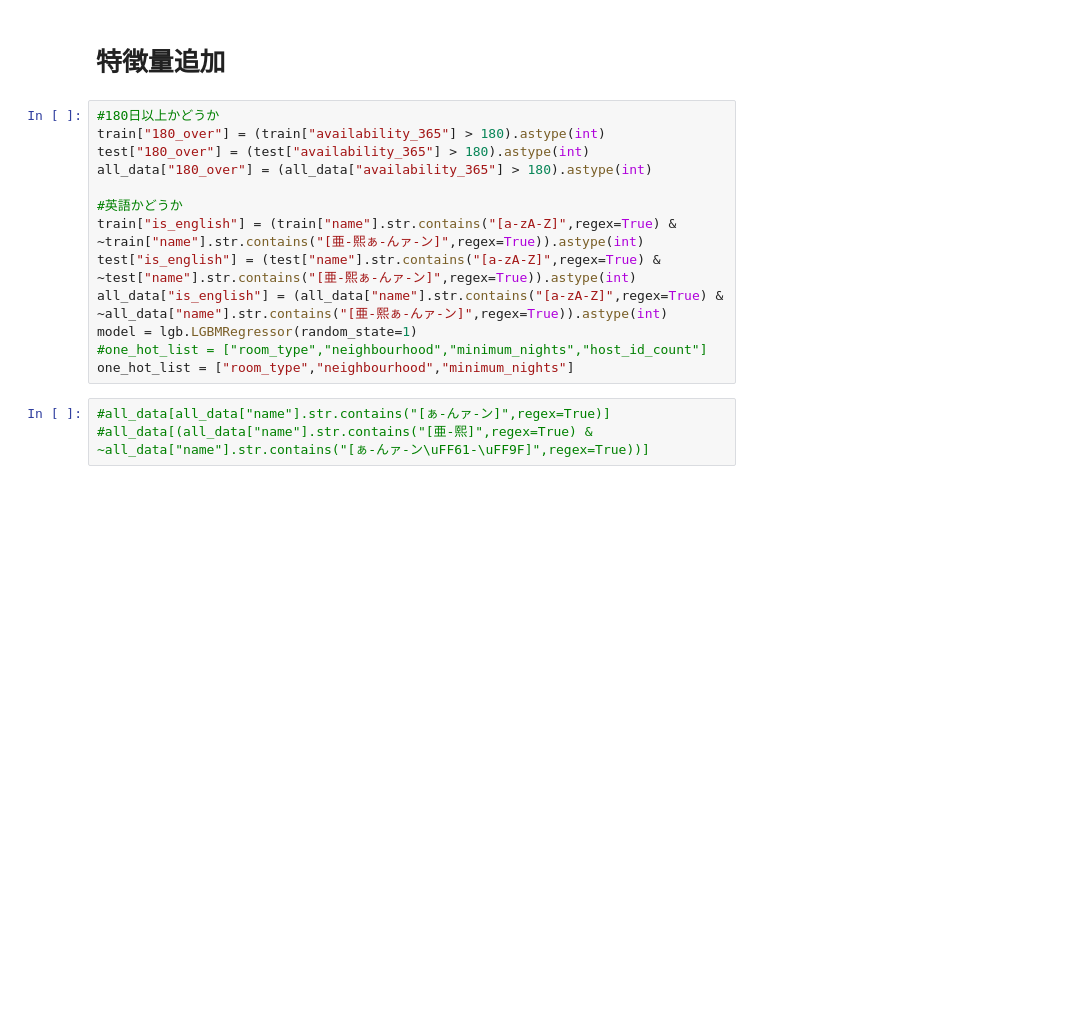
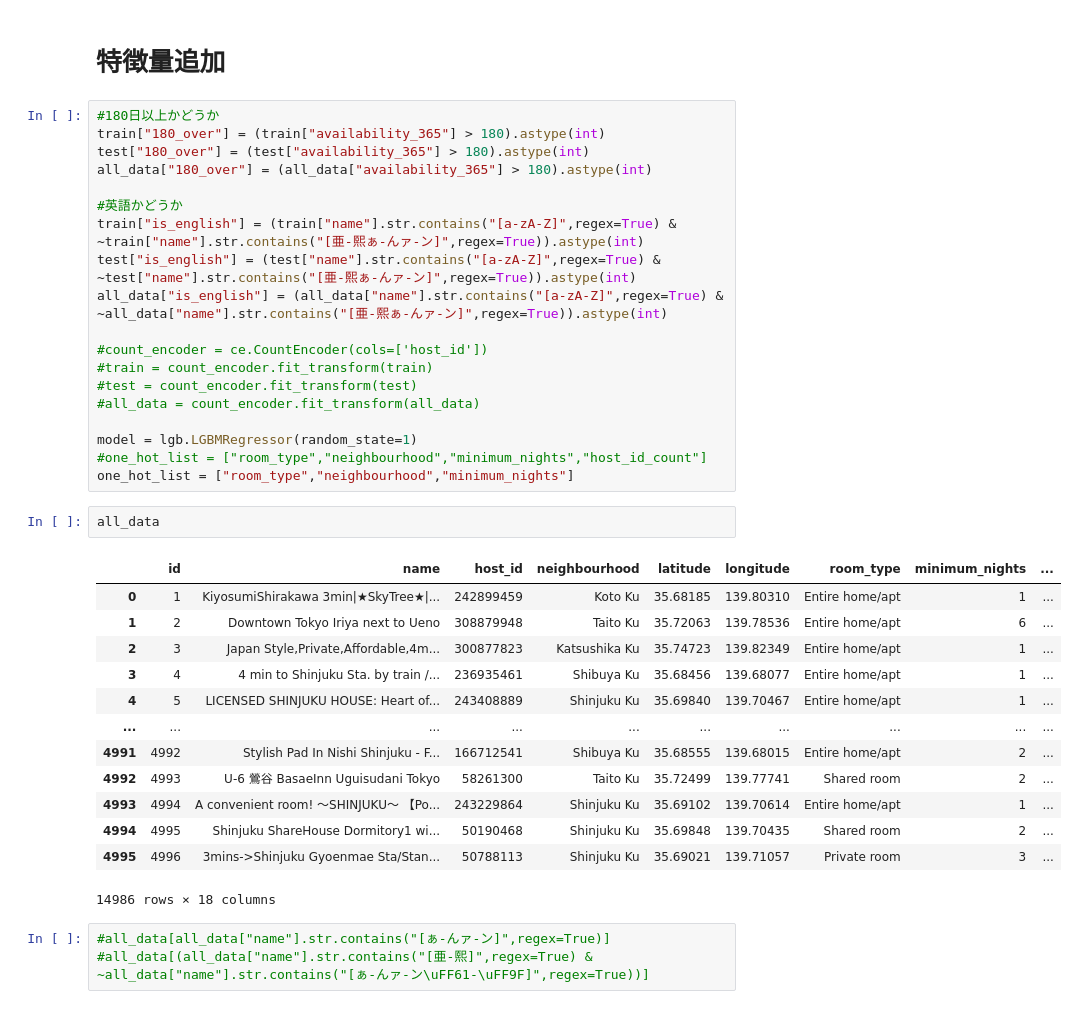
Before and after one commit to Kaito-Kajiyama/probspace-airbnb, a Jupyter notebook: baseline.ipynb, the cells around one changed output. Drawn from its saved outputs; the diff is of its cells as text; blank space fills up the shorter version.

```diff
--- a/baseline.ipynb
+++ b/baseline.ipynb
@@ -52,9 +53,31 @@ all_data["180_over"] = (all_data["availability_365"] > 180).astype(int)
 train["is_english"] = (train["name"].str.contains("[a-zA-Z]",regex=True) & ~train["name"].str.contains("[亜-熙ぁ-んァ-ン]",regex=True)).astype(int)
 test["is_english"] = (test["name"].str.contains("[a-zA-Z]",regex=True) & ~test["name"].str.contains("[亜-熙ぁ-んァ-ン]",regex=True)).astype(int)
 all_data["is_english"] = (all_data["name"].str.contains("[a-zA-Z]",regex=True) & ~all_data["name"].str.contains("[亜-熙ぁ-んァ-ン]",regex=True)).astype(int)
+
+#count_encoder = ce.CountEncoder(cols=['host_id'])
+#train = count_encoder.fit_transform(train)
+#test = count_encoder.fit_transform(test)
+#all_data = count_encoder.fit_transform(all_data)
+
 model = lgb.LGBMRegressor(random_state=1)
 #one_hot_list = ["room_type","neighbourhood","minimum_nights","host_id_count"]
 one_hot_list = ["room_type","neighbourhood","minimum_nights"]
+# %%
+all_data
+# %% [output]
+|  | id | name | host_id | neighbourhood | latitude | longitude | room_type | minimum_nights | ... |
+| 0 | 1 | KiyosumiShirakawa 3min|★SkyTree★|... | 242899459 | Koto Ku | 35.68185 | 139.80310 | Entire home/apt | 1 | ... |
+| 1 | 2 | Downtown Tokyo Iriya next to Ueno | 308879948 | Taito Ku | 35.72063 | 139.78536 | Entire home/apt | 6 | ... |
+| 2 | 3 | Japan Style,Private,Affordable,4m... | 300877823 | Katsushika Ku | 35.74723 | 139.82349 | Entire home/apt | 1 | ... |
+| 3 | 4 | 4 min to Shinjuku Sta. by train /... | 236935461 | Shibuya Ku | 35.68456 | 139.68077 | Entire home/apt | 1 | ... |
+| 4 | 5 | LICENSED SHINJUKU HOUSE: Heart of... | 243408889 | Shinjuku Ku | 35.69840 | 139.70467 | Entire home/apt | 1 | ... |
+| ... | ... | ... | ... | ... | ... | ... | ... | ... | ... |
+| 4991 | 4992 | Stylish Pad In Nishi Shinjuku - F... | 166712541 | Shibuya Ku | 35.68555 | 139.68015 | Entire home/apt | 2 | ... |
+| 4992 | 4993 | U-6 鶯谷 BasaeInn Uguisudani Tokyo | 58261300 | Taito Ku | 35.72499 | 139.77741 | Shared room | 2 | ... |
+| 4993 | 4994 | A convenient room! 〜SHINJUKU〜 【Po... | 243229864 | Shinjuku Ku | 35.69102 | 139.70614 | Entire home/apt | 1 | ... |
+| 4994 | 4995 | Shinjuku ShareHouse Dormitory1 wi... | 50190468 | Shinjuku Ku | 35.69848 | 139.70435 | Shared room | 2 | ... |
+| 4995 | 4996 | 3mins->Shinjuku Gyoenmae Sta/Stan... | 50788113 | Shinjuku Ku | 35.69021 | 139.71057 | Private room | 3 | ... |
+14986 rows × 18 columns
 # %%
 #all_data[all_data["name"].str.contains("[ぁ-んァ-ン]",regex=True)]
 #all_data[(all_data["name"].str.contains("[亜-熙]",regex=True) & ~all_data["name"].str.contains("[ぁ-んァ-ン\uFF61-\uFF9F]",regex=True))]
```
Also changed, not shown: parts of 16 cells of this notebook.
